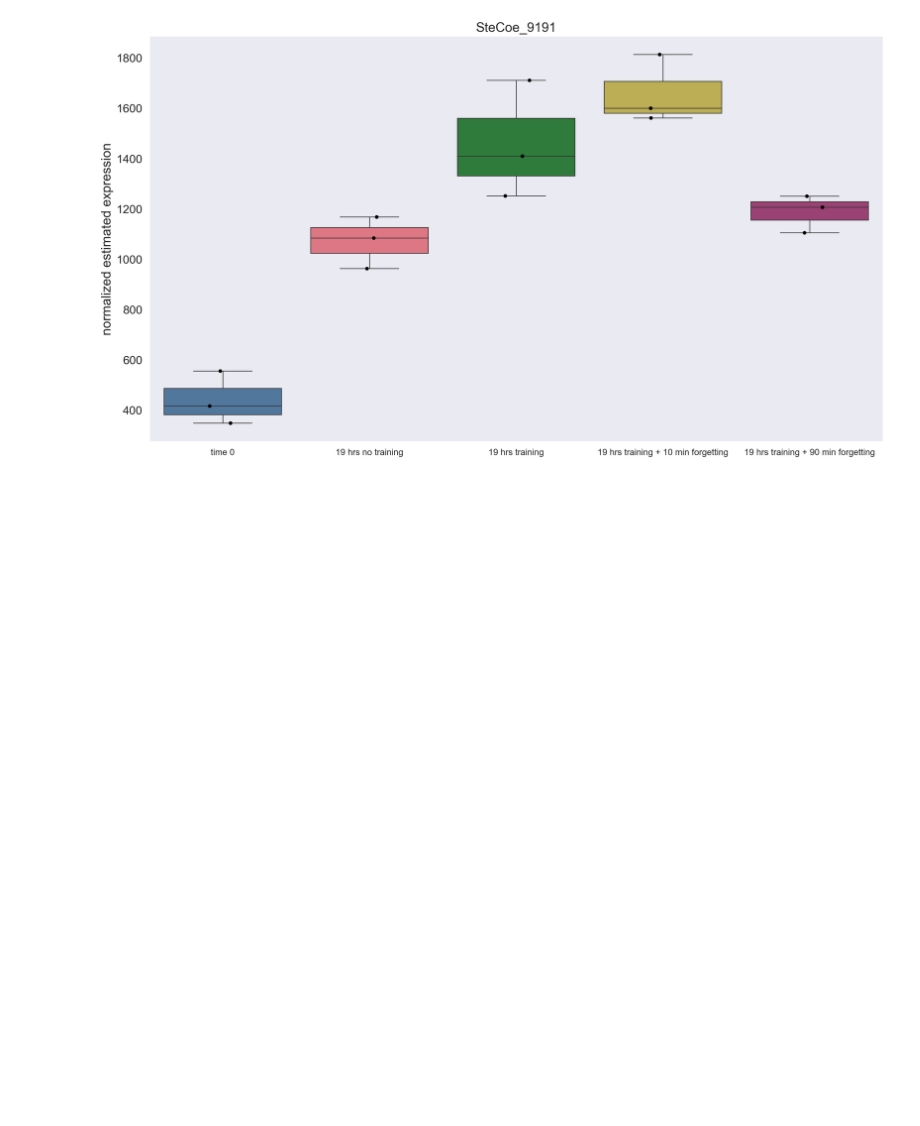
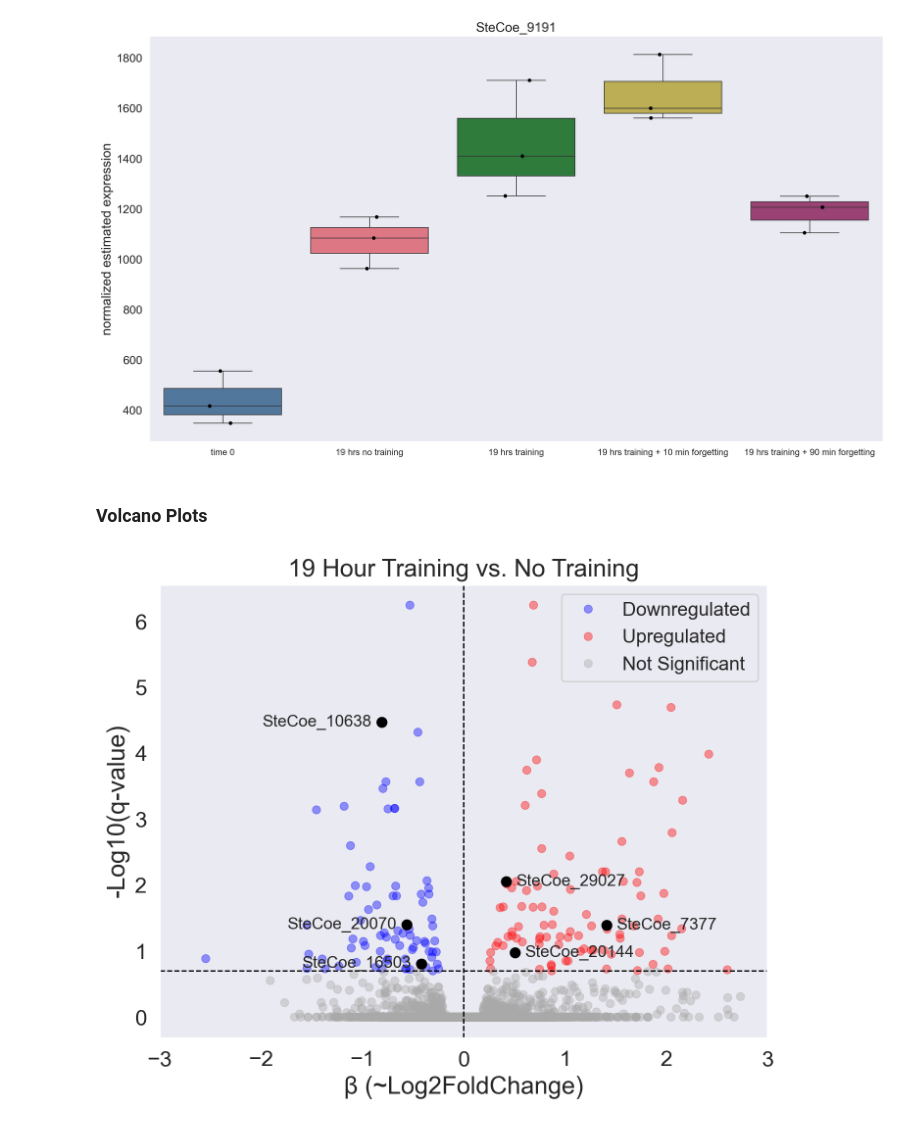
Before and after one commit to aralbright/2025_stentor_learning, a Jupyter notebook: exp2/exp2_rnaseq_sleuthfig.ipynb, the cells around one changed output. Cells and saved outputs as stored; diff of their text form; code cells hidden in the pictures; blank space fills up the shorter version.

```diff
--- a/exp2/exp2_rnaseq_sleuthfig.ipynb
+++ b/exp2/exp2_rnaseq_sleuthfig.ipynb
@@ -735,3 +730,80 @@ plt.xlabel("")
 plt.savefig('exp2_rna_9191.png', dpi= 300, bbox_inches = 'tight')
 # %% [output]
 [figure]
+# %% [markdown]
+### Volcano Plots
+# %%
+df_19 = pd.read_csv('/Volumes/albright_postdoc/deepa/exp2/exp2_rna_t19ut19_sleuth_wald_v2.csv').set_index('target_id')
+# %%
+gene_list = ['SteCoe_7377', 'SteCoe_20144', 'SteCoe_29027', 'SteCoe_16503', 'SteCoe_20070', 'SteCoe_10638']
+# %%
+# define significance thresholds
+padj_threshold = 0.2 # q-value threshold
+logfc_threshold = 0  # Log2 fold change threshold
+
+# significance labels based on q-value
+df_19["significant"] = "Not Significant"
+df_19.loc[(df_19["b"] > logfc_threshold) & (df_19["qval"] < padj_threshold), "significant"] = "Upregulated"
+df_19.loc[(df_19["b"] < -logfc_threshold) & (df_19["qval"] < padj_threshold), "significant"] = "Downregulated"
+
+# Plot
+plt.figure(figsize=(8, 6))
+sns.scatterplot(
+    x=df_19["b"],
+    y=-np.log10(df_19["qval"]),
+    hue=df_19["significant"],
+    palette={"Upregulated": "red", "Downregulated": "blue", "Not Significant": "darkgray"},
+    alpha=0.4,
+    edgecolors=None
+)
+
+
+for gene in gene_list:
+    x = df_19["b"][gene]
+    y = -np.log10(df_19["qval"][gene])
+    plt.scatter(x, y, color='black', s=50, label=None)
+
+    # label positioning
+    ha = 'right' if x < 0 else 'left'
+    x_text = x - 0.1 if x < 0 else x + 0.1
+    plt.text(x_text, y, gene, fontsize=12, ha=ha, va='center')
+
+# hardcoding text position because overlap
+
+# # SteCoe_7377
+# x_29668 = df_19["b"]["SteCoe_7377"]
+# y_29668 = -np.log10(df_19["qval"]["SteCoe_7377"])
+# plt.scatter(x_29668, y_29668, color='black', s=50)
+# plt.text(x_29668 + 0.1, y_29668, "SteCoe_7377", ha='left')
+
+# # SteCoe_14983
+# x_14983 = df_19["b"]["SteCoe_14983"]
+# y_14983 = -np.log10(df_19["qval"]["SteCoe_14983"])
+# plt.scatter(x_14983, y_14983, color='black', s=50)
+# plt.text(x_14983 - 0.1, y_14983, "SteCoe_14983", ha='right')
+
+# # SteCoe_30681
+# x_30681 = df_19["b"]["SteCoe_30681"]
+# y_30681 = -np.log10(df_19["qval"]["SteCoe_30681"])
+# plt.scatter(x_30681, y_30681, color='black', s=50)
+# plt.text(x_30681 + 0.1, y_30681 + 0.1, "SteCoe_30681", ha='left')
+
+# Add threshold lines
+plt.axhline(-np.log10(padj_threshold), linestyle="dashed", color="black", linewidth=1)  # q-value threshold
+plt.axvline(-logfc_threshold, linestyle="dashed", color="black", linewidth=1)  # logFC threshold
+plt.axvline(logfc_threshold, linestyle="dashed", color="black", linewidth=1)
+
+# set x-axis range
+plt.xlim(-3,3)
+
+# Labels & title
+plt.xlabel("β (~Log2FoldChange)")
+plt.ylabel("-Log10(q-value)")
+plt.legend(title="")
+plt.title("19 Hour Training vs. No Training")
+
+#plt.savefig('fig/exp1_volcano_19.png', dpi=300, bbox_inches='tight')  # Save with high resolution
+
+plt.show()
+# %% [output]
+[figure, added]
```
Also changed, not shown: parts of 1 cell of this notebook, 4 other files.
